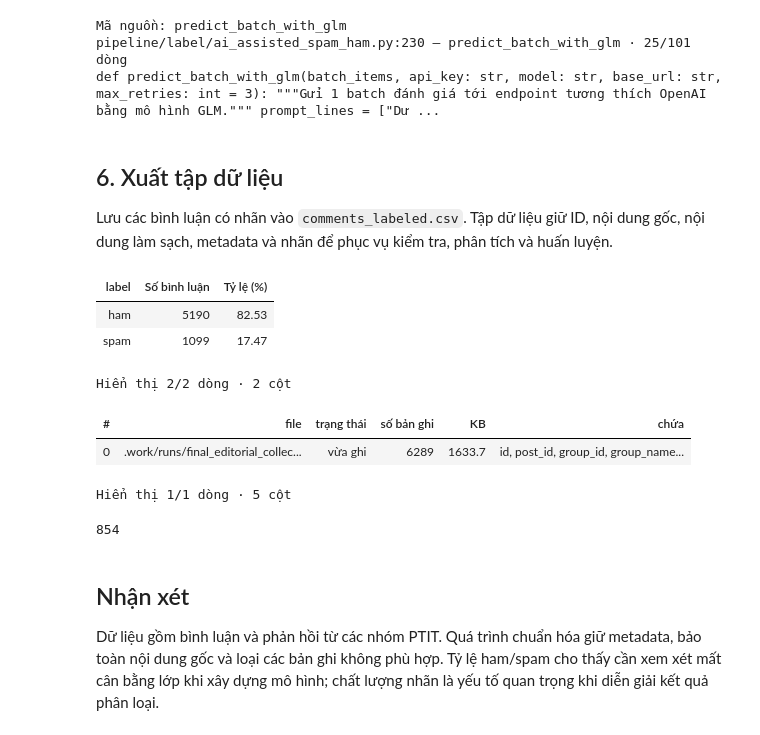
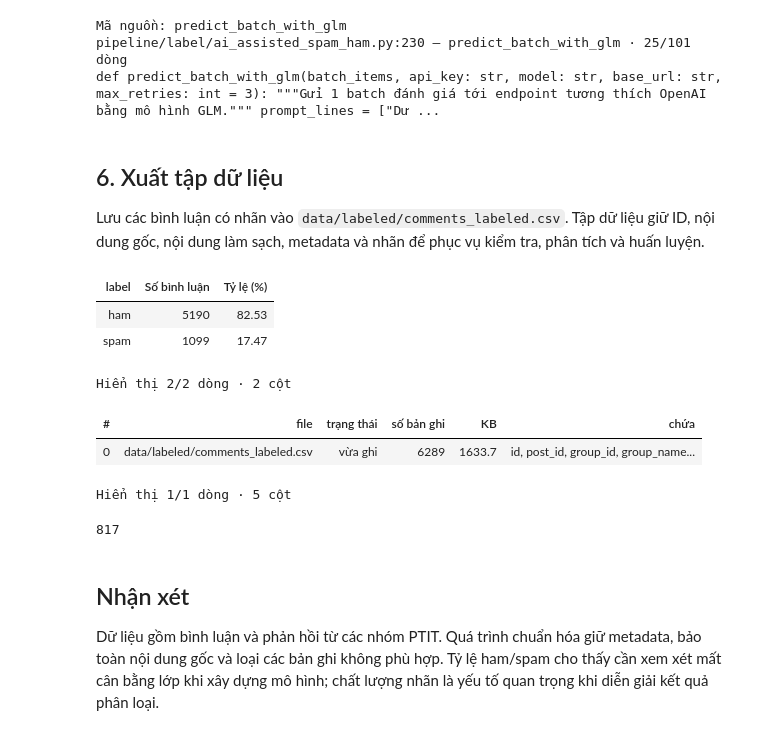
Before and after one commit to P-Bao/ptit-facebook-spam-ham, a Jupyter notebook: notebooks/01_thu_thap_va_gan_nhan.ipynb, the cells around one changed output. Saved outputs shown, nothing was run; the diff lists cells and outputs as text; code cells hidden in the pictures.

Commit message:
Clean project layout and publish data outputs with reproducible run guide

```diff
--- a/notebooks/01_thu_thap_va_gan_nhan.ipynb
+++ b/notebooks/01_thu_thap_va_gan_nhan.ipynb
@@ -15,7 +15,7 @@ các thao tác yêu cầu phiên Facebook hoặc API được tổ chức trong
 import os, sys
 from pathlib import Path
 
-# Mở notebook trong repo; không cần nhúng lại module bằng %%writefile.
+# Xác định thư mục gốc để nạp các module của project.
 PROJECT_ROOT = next((p for p in [Path.cwd(), *Path.cwd().parents]
                      if (p / "pipeline/__init__.py").is_file()), None)
 if PROJECT_ROOT is None:
@@ -26,8 +26,9 @@ if str(PROJECT_ROOT) not in sys.path:
 
 
 import hashlib, json, subprocess
+subprocess.run([sys.executable, str(PROJECT_ROOT / "scripts/check_environment.py")], check=True)
 import pandas as pd
-from IPython.display import HTML, Markdown
+from IPython.display import HTML
 from pipeline.collect.snapshots import collection_inputs
 from pipeline.collect.json_to_csv import flatten_posts
 from pipeline.prepare.clean_for_labeling import clean_facebook_comments
@@ -35,9 +36,12 @@ from pipeline.label.cached_annotations import attach_annotation_ids
 from pipeline.presentation.notebook_display import (
     display_readable as display, code_excerpt_html, file_record)
 
-SOURCE_ROOT = Path(os.environ.get("SPAMHAM_SOURCE_DIR", str(PROJECT_ROOT / "data")))
-ARTIFACT_DIR = Path(os.environ.get("SPAMHAM_OUTPUT_DIR", str(PROJECT_ROOT / "artifacts/collection")))
-ARTIFACT_DIR.mkdir(parents=True, exist_ok=True)
+SOURCE_ROOT = Path(os.environ.get("SPAMHAM_SOURCE_DIR", str(PROJECT_ROOT / ".cache/collection")))
+DATA_DIR = Path(os.environ.get("SPAMHAM_OUTPUT_DIR", str(PROJECT_ROOT / "data")))
+INTERMEDIATE_DIR = DATA_DIR / "intermediate"
+LABELED_DIR = DATA_DIR / "labeled"
+INTERMEDIATE_DIR.mkdir(parents=True, exist_ok=True)
+LABELED_DIR.mkdir(parents=True, exist_ok=True)
 inputs = collection_inputs(SOURCE_ROOT)
 
 def show_code(relative_path, function_name, max_lines=30):
@@ -112,7 +116,7 @@ Chuyển cấu trúc bài viết–bình luận–phản hồi thành bảng, m
 bình luận hoặc phản hồi. Giữ metadata nguồn và loại nội dung rỗng.
 # %%
 comments = raw_rows[raw_rows.text.str.strip().ne("")].reset_index(drop=True)
-comments_path = ARTIFACT_DIR / "comments.csv"
+comments_path = INTERMEDIATE_DIR / "comments.csv"
 comments.to_csv(comments_path, index=False, encoding="utf-8-sig")
 comments = pd.read_csv(comments_path, dtype=str, keep_default_na=False)
 display(comments[["post_id", "comment_type", "text", "reaction_count"]].head(8))
@@ -145,7 +149,7 @@ Chuẩn hóa Unicode, HTML, URL, số điện thoại, dấu câu và khoảng t
 và loại nội dung không có chữ/số. Giữ nguyên `text` và bổ sung `cleaned_text`.
 Mã bình luận được liên kết theo nội dung và metadata để khớp gợi ý gán nhãn.
 # %%
-cleaned_path = ARTIFACT_DIR / "comments_cleaned.csv"
+cleaned_path = INTERMEDIATE_DIR / "comments_cleaned.csv"
 clean_facebook_comments([comments_path], cleaned_path)
 cleaned = pd.read_csv(cleaned_path, dtype=str, keep_default_na=False)
 annotation_index = pd.read_csv(inputs["annotation_index"], dtype=str, keep_default_na=False)
@@ -192,9 +196,9 @@ Gợi ý nhãn được tạo bằng `ai_assisted_spam_ham.py`, gồm `label` v
 Hai nhãn sử dụng: **ham** — bình luận thông thường; **spam** — nội dung rác hoặc
 chào mời. Confidence là điểm gợi ý của mô hình, không phải độ chính xác đã đo.
 # %%
-prediction_path = ARTIFACT_DIR / "annotation_predictions.json"
+prediction_path = INTERMEDIATE_DIR / "annotation_predictions.json"
 prediction_path.write_text(json.dumps(linked_predictions, ensure_ascii=False, indent=2), encoding="utf-8")
-review_path = ARTIFACT_DIR / "annotation_review.csv"
+review_path = INTERMEDIATE_DIR / "annotation_review.csv"
 command = [sys.executable, "-m", "pipeline.label.auto_accept_labels",
            "--csv-in", str(cleaned_path), "--cache", str(prediction_path),
            "--threshold", "0.75", "--skip-argilla", "--export-csv", str(review_path)]
@@ -231,37 +235,37 @@ def predict_batch_with_glm(batch_items, api_key: str, model: str, base_url: str,
 # %% [markdown]
 ## 6. Xuất tập dữ liệu
 
-Lưu các bình luận có nhãn vào `comments_labeled.csv`. Tập dữ liệu giữ ID, nội dung
+Lưu các bình luận có nhãn vào `data/labeled/comments_labeled.csv`. Tập dữ liệu giữ ID, nội dung
 gốc, nội dung làm sạch, metadata và nhãn để phục vụ kiểm tra, phân tích và huấn luyện.
 # %%
 columns = ["id", "post_id", "group_id", "group_name", "created_at", "comment_type",
            "text", "cleaned_text", "reaction_count", "label", "confidence"]
-dataset_path = ARTIFACT_DIR / "comments_labeled.csv"
+dataset_path = LABELED_DIR / "comments_labeled.csv"
 labeled[columns].to_csv(dataset_path, index=False, encoding="utf-8-sig")
 dataset = pd.read_csv(dataset_path, dtype=str, keep_default_na=False)
 assert dataset.id.is_unique and dataset.label.isin(["ham", "spam"]).all()
 assert dataset[columns].equals(labeled[columns].reset_index(drop=True).astype(str))
 distribution = dataset.label.value_counts().rename("Số bình luận").to_frame()
 distribution["Tỷ lệ (%)"] = (distribution["Số bình luận"] / len(dataset) * 100).round(2)
 display(distribution)
 display(pd.DataFrame([file_record(dataset_path, len(dataset), ", ".join(columns), PROJECT_ROOT)]))
 manifest = {"mode": "replay_collection_and_cached_annotations", "facebook_requests": False,
             "llm_argilla_calls": False, "posts": len(posts), "groups": len(group_table),
             "raw_rows": len(raw_rows), "nonempty_rows": len(comments), "cleaned_rows": len(cleaned),
             "linked_prediction_count": len(linked_predictions), "labeled_rows": len(dataset),
             "labels": dataset.label.value_counts().to_dict(), "final_csv": str(dataset_path),
             "source_sha256": {key: hashlib.sha256(path.read_bytes()).hexdigest() for key, path in inputs.items()},
             "final_csv_sha256": hashlib.sha256(dataset_path.read_bytes()).hexdigest()}
-(ARTIFACT_DIR / "collection_manifest.json").write_text(json.dumps(manifest, ensure_ascii=False, indent=2), encoding="utf-8")
+(DATA_DIR / "collection_manifest.json").write_text(json.dumps(manifest, ensure_ascii=False, indent=2), encoding="utf-8")
 # %% [output]
 | label | Số bình luận | Tỷ lệ (%) |
 | ham | 5190 | 82.53 |
 | spam | 1099 | 17.47 |
 Hiển thị 2/2 dòng · 2 cột
 | # | file | trạng thái | số bản ghi | KB | chứa |
-| 0 | .work/runs/final_editorial_collec... | vừa ghi | 6289 | 1633.7 | id, post_id, group_id, group_name... |
+| 0 | data/labeled/comments_labeled.csv | vừa ghi | 6289 | 1633.7 | id, post_id, group_id, group_name... |
 Hiển thị 1/1 dòng · 5 cột
-854
+817
 # %% [markdown]
 ## Nhận xét
 
```
Also changed, not shown: parts of 1 cell of this notebook, 52 other files.
